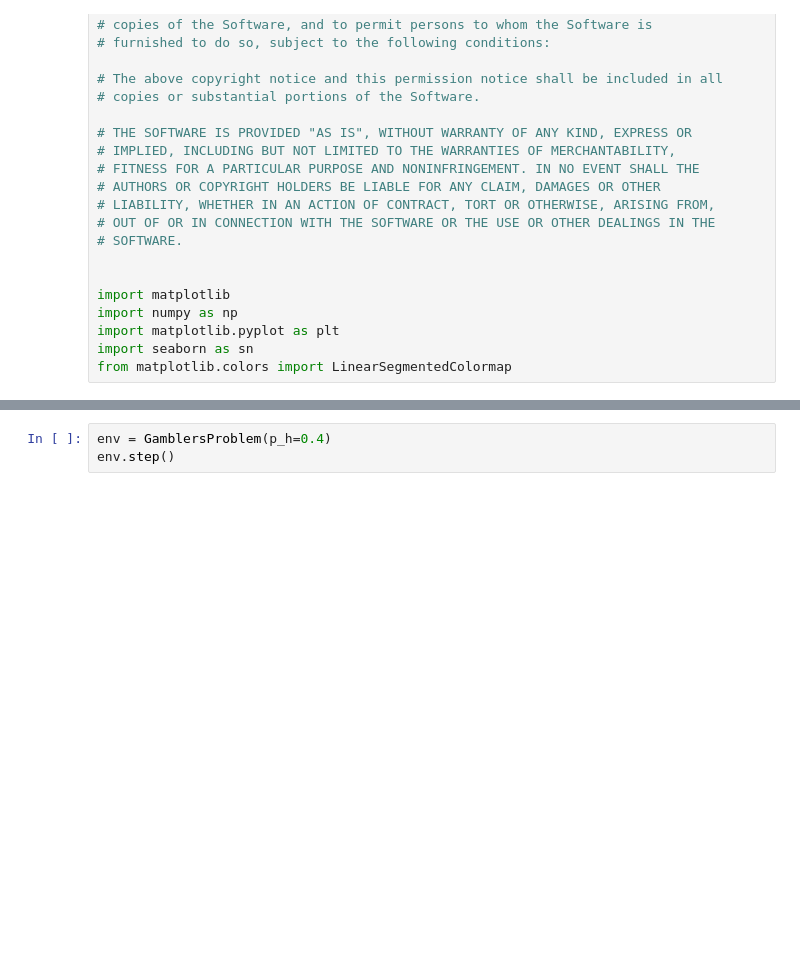
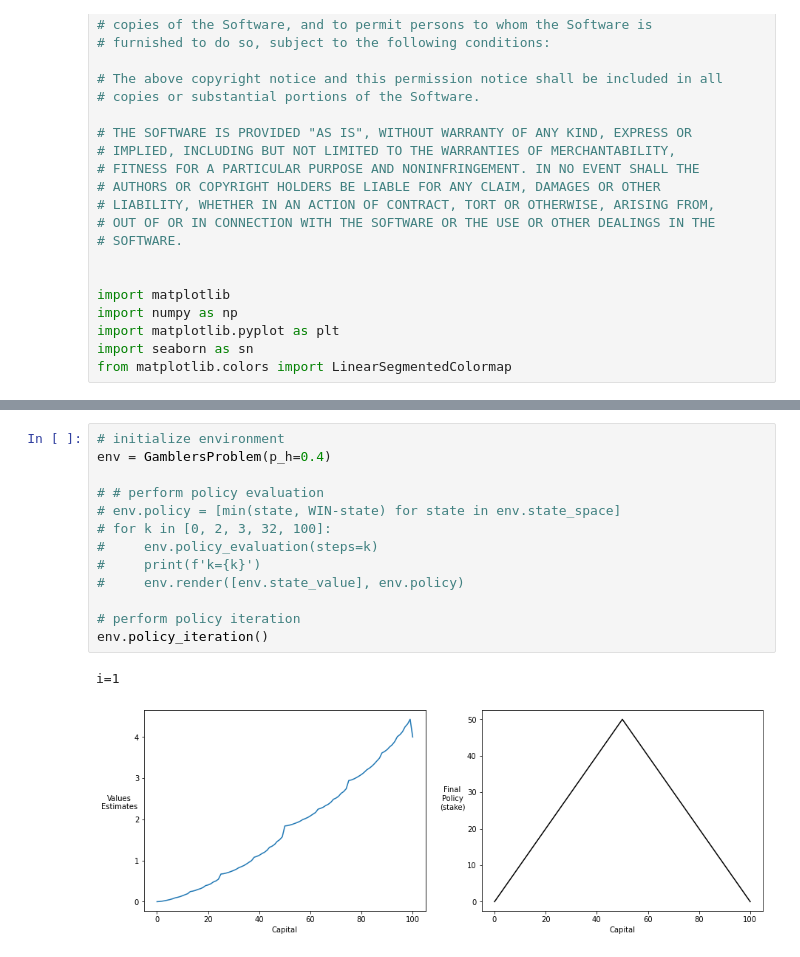
Before and after one commit to NathanZorndorf/reinforcement-learning-barto-sutton, a Jupyter notebook: chapter-4/gamblers-problem.ipynb, the cells around one changed output, grey strips where cells are left out. Saved outputs shown, nothing was run; the diff lists cells and outputs as text; blank space fills up the shorter version.

Commit message:
debugging gamblers problem

```diff
--- a/chapter-4/gamblers-problem.ipynb
+++ b/chapter-4/gamblers-problem.ipynb
@@ -101,3 +196,16 @@ class GamblersProblem:
-# %%
-env = GamblersProblem(p_h=0.4)
-env.step()
+# %%
+# initialize environment
+env = GamblersProblem(p_h=0.4)
+
+# # perform policy evaluation
+# env.policy = [min(state, WIN-state) for state in env.state_space]
+# for k in [0, 2, 3, 32, 100]:
+#     env.policy_evaluation(steps=k)
+#     print(f'k={k}')
+#     env.render([env.state_value], env.policy)
+
+# perform policy iteration
+env.policy_iteration()
+# %% [output]
+i=1
+[figure, added]
```
Also changed, not shown: parts of 2 cells of this notebook, 1 other file.
